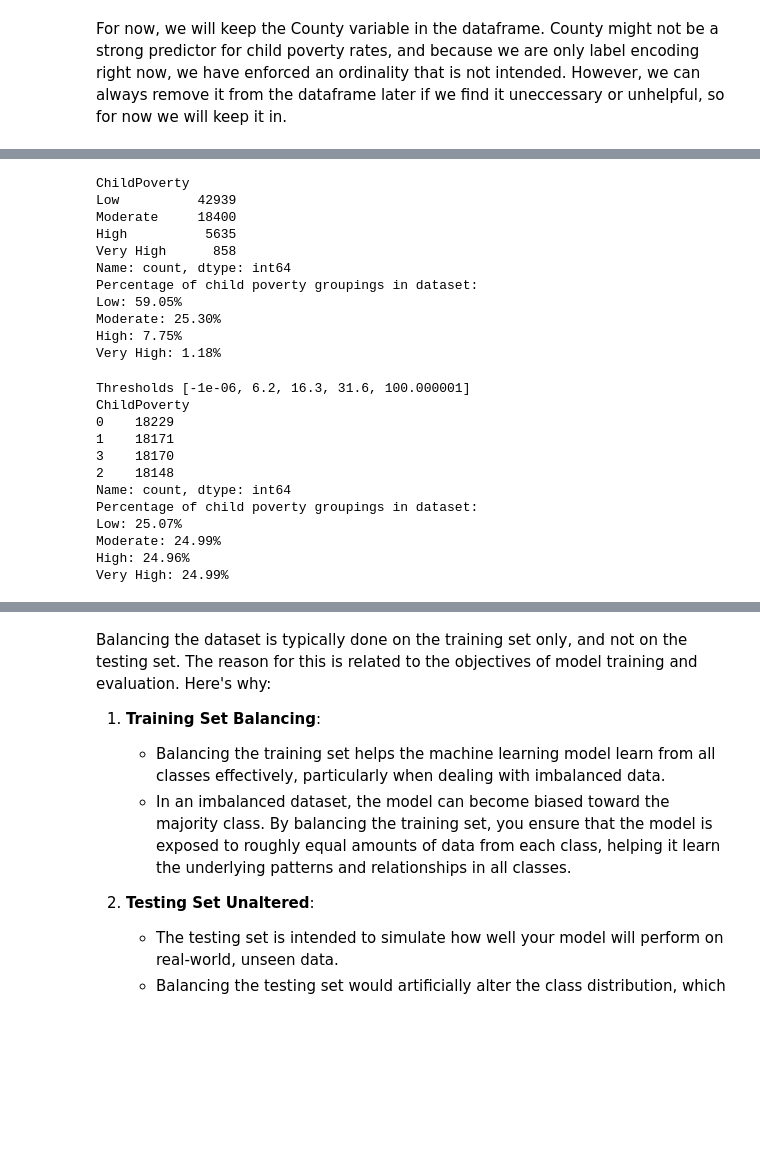
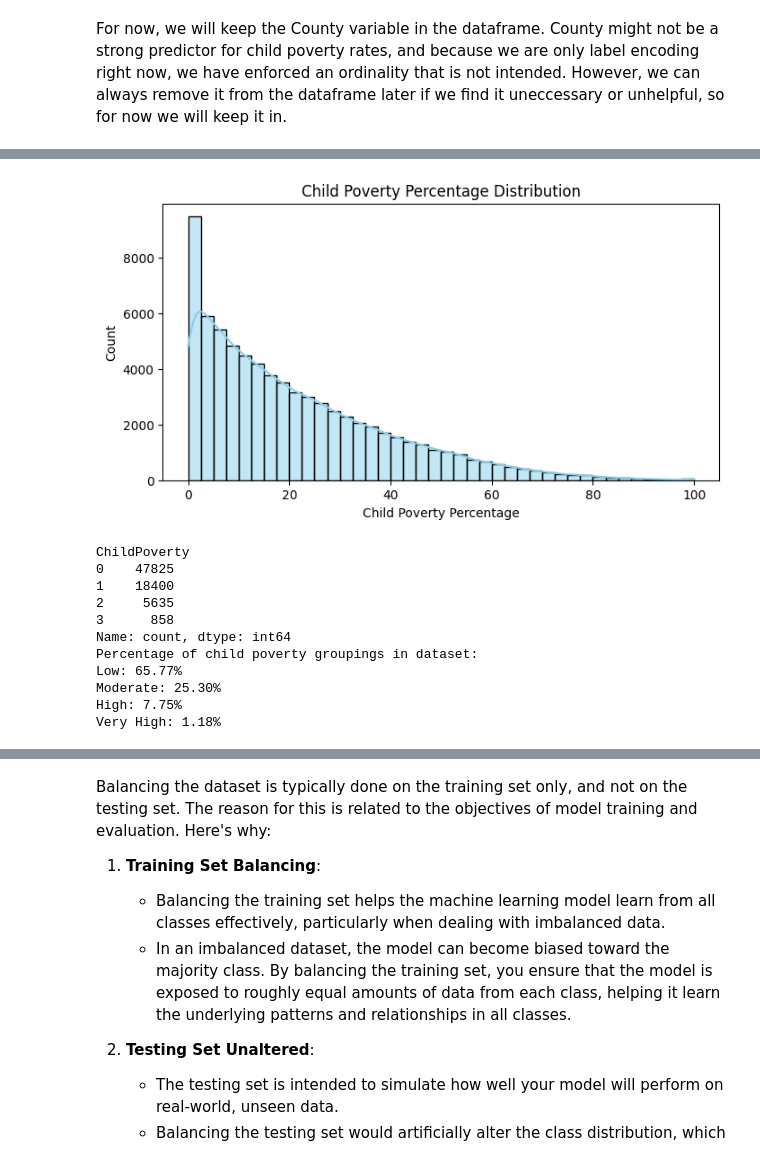
Before and after one commit to wyattsaltzman/ML-F23-Lab4, a Jupyter notebook: lab4.ipynb, the cells around one changed output, grey strips where cells are left out. Cells and saved outputs as stored; diff of their text form; code cells hidden in the pictures; blank space fills up the shorter version.

Commit message:
balanced data correctly

```diff
--- a/lab4.ipynb
+++ b/lab4.ipynb
@@ -113,3 +103,12 @@ df_dropped.head()
+# %%
+plt.figure(figsize=(8,4))
+sns.histplot(df_dropped['ChildPoverty'], bins=40, kde=True, color='skyblue')
+plt.xlabel('Child Poverty Percentage')
+plt.ylabel('Count')
+plt.title('Child Poverty Percentage Distribution')
+plt.show()
+# %% [output]
+[figure, added]
 # %%
 # Split the ChildPoverty column into bins
 
@@ -117,69 +116,36 @@ df_dropped.head()
 # Looking at the ChildPoverty value_counts, it only sums up to 67,832, or ~93.2% of the original dataset
 # Probably just something funcky with the bin edges and stuff, this is also probably not the best way to do it
 
-# TODO: Next, this needs to be balanced. I was just trying to get a feel for how to actually split stuff up into categories
+# TODO: Potentially we should change the bin edges to be more evenly distributed as you can see in the graph I made above.
+# We could do 0-10, 10-20, 20-30, and 30+
 
 # Define the bin edges and labels for the categories
 bin_edges = [0, 25, 50, 75, 100]
-bin_labels = ["Low", "Moderate", "High", "Very High"]
+bin_labels = [0, 1, 2, 3]
+
+df_processed = df_dropped.copy()
 
 # Use the cut function to create the categorical column
-df_dropped['ChildPoverty'] = pd.cut(df_dropped['ChildPoverty'], bins=bin_edges, labels=bin_labels)
+df_processed['ChildPoverty'] = pd.cut(df_processed['ChildPoverty'], bins=bin_edges, labels=bin_labels, include_lowest=True)
 
-child_poverty_counts = df_dropped['ChildPoverty'].value_counts()
+child_poverty_counts = df_processed['ChildPoverty'].value_counts()
 num_records = 72718
 
-print(df_dropped['ChildPoverty'].value_counts())
+print(df_processed['ChildPoverty'].value_counts())
 print('Percentage of child poverty groupings in dataset:')
-print('Low:', f"{(child_poverty_counts['Low'] / num_records) * 100:.2f}%")
-print('Moderate:', f"{(child_poverty_counts['Moderate'] / num_records) * 100:.2f}%")
-print('High:', f"{(child_poverty_counts['High'] / num_records) * 100:.2f}%")
-print('Very High:', f"{(child_poverty_counts['Very High'] / num_records) * 100:.2f}%")
+print('Low:', f"{(child_poverty_counts[0] / num_records) * 100:.2f}%")
+print('Moderate:', f"{(child_poverty_counts[1] / num_records) * 100:.2f}%")
+print('High:', f"{(child_poverty_counts[2] / num_records) * 100:.2f}%")
+print('Very High:', f"{(child_poverty_counts[3] / num_records) * 100:.2f}%")
 # %% [output]
 ChildPoverty
-Low          42939
-Moderate     18400
-High          5635
-Very High      858
+0    47825
+1    18400
+2     5635
+3      858
 Name: count, dtype: int64
 Percentage of child poverty groupings in dataset:
-Low: 59.05%
+Low: 65.77%
 Moderate: 25.30%
 High: 7.75%
 Very High: 1.18%
-# %%
-# create four classes for the ChildPoverty column
-# ensure the classes are balanced
-
-df_balanced = df_dropped.sort_values(by='ChildPoverty')
-# Calculate the number of samples in each quartile
-num_samples_per_quartile = len(df_balanced) // 4
-# Create quantization thresholds manually
-quant_thresholds = [df_balanced['ChildPoverty'].iloc[i * num_samples_per_quartile] for i in range(1, 4)]
-# Add a lower bound for the first threshold and an upper bound for the last threshold
-quant_thresholds = [df_balanced['ChildPoverty'].iloc[0] - 1e-6] + quant_thresholds + [df_balanced['ChildPoverty'].iloc[-1] + 1e-6]
-print('Thresholds',quant_thresholds)
-
-df_balanced['ChildPoverty'] = pd.cut(df_balanced['ChildPoverty'], bins=quant_thresholds, labels=False)
-
-num_records = 72718
-child_poverty_counts = df_balanced['ChildPoverty'].value_counts()
-print(df_balanced['ChildPoverty'].value_counts())
-print('Percentage of child poverty groupings in dataset:')
-print('Low:', f"{(child_poverty_counts[0] / num_records) * 100:.2f}%")
-print('Moderate:', f"{(child_poverty_counts[1] / num_records) * 100:.2f}%")
-print('High:', f"{(child_poverty_counts[2] / num_records) * 100:.2f}%")
-print('Very High:', f"{(child_poverty_counts[3] / num_records) * 100:.2f}%")
-# %% [output]
-Thresholds [-1e-06, 6.2, 16.3, 31.6, 100.000001]
-ChildPoverty
-0    18229
-1    18171
-3    18170
-2    18148
-Name: count, dtype: int64
-Percentage of child poverty groupings in dataset:
-Low: 25.07%
-Moderate: 24.99%
-High: 24.96%
-Very High: 24.99%
```
Also changed, not shown: parts of 5 cells of this notebook.
